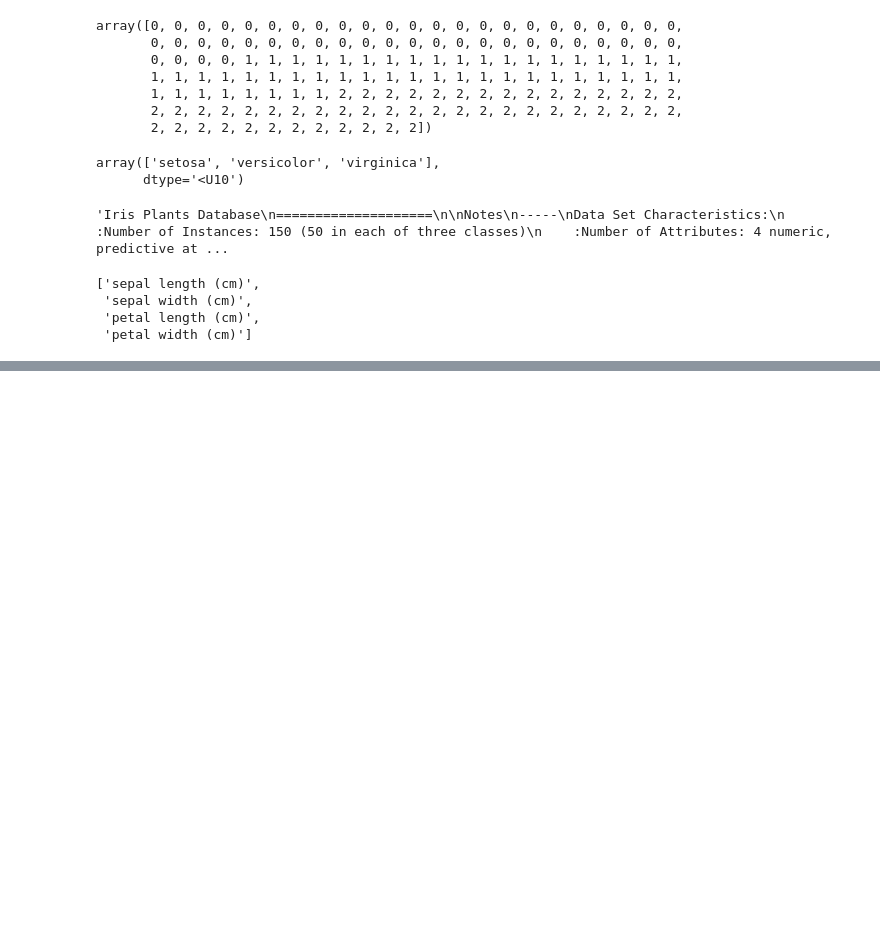
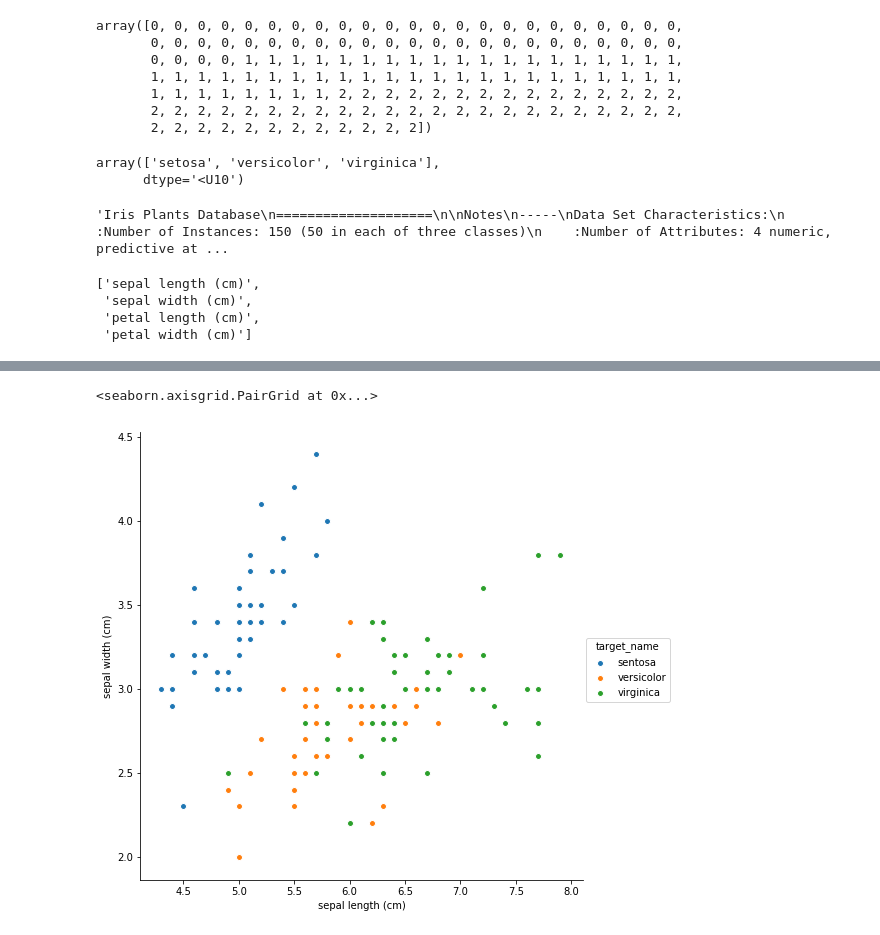
Before and after one commit to shawnngtq/machine-learning, a Jupyter notebook: scikit_examples/datasets.ipynb, the cells around one changed output, grey strips where cells are left out. Cells and saved outputs as stored; diff of their text form; code cells hidden in the pictures; blank space fills up the shorter version.

Commit message:
Some changes to datasets

```diff
--- a/scikit_examples/datasets.ipynb
+++ b/scikit_examples/datasets.ipynb
@@ -92,0 +74,10 @@ TypeError: append() got multiple values for argument 'axis'
+# %%
+# np.c_ is the numpy concatenate function
+# which is used to concat iris['data'] and iris['target'] arrays
+# for pandas column argument: concat iris['feature_names'] list
+# and string list (in this case one string); you can make this anything you'd like..
+# the original dataset would probably call this ['Species']
+iris_pd = pd.DataFrame(data= np.c_[iris['data'], iris['target']],
+                     columns= iris['feature_names'] + ['target'])
+
+type(iris_pd)
@@ -92,0 +95,13 @@ TypeError: append() got multiple values for argument 'axis'
+# %%
+def map_target_names(row):
+    if (row['target'] == 0):
+        return 'sentosa'
+    elif (row['target'] == 1):
+        return 'versicolor'
+    elif (row['target'] == 2):
+        return 'virginica'
+    else:
+        return 'ERROR'
+# %%
+iris_pd['target_name'] = iris_pd.apply(lambda row: map_target_names(row), axis=1)
+iris_pd.head()
@@ -92,0 +115,7 @@ TypeError: append() got multiple values for argument 'axis'
+# %%
+import seaborn as sns
+
+sns.pairplot(x_vars="sepal length (cm)", y_vars="sepal width (cm)", data=iris_pd, hue="target_name", size=7)
+# %% [output]
+<seaborn.axisgrid.PairGrid at 0x...>
+[figure, added]
```
Also changed, not shown: parts of 9 cells of this notebook.
